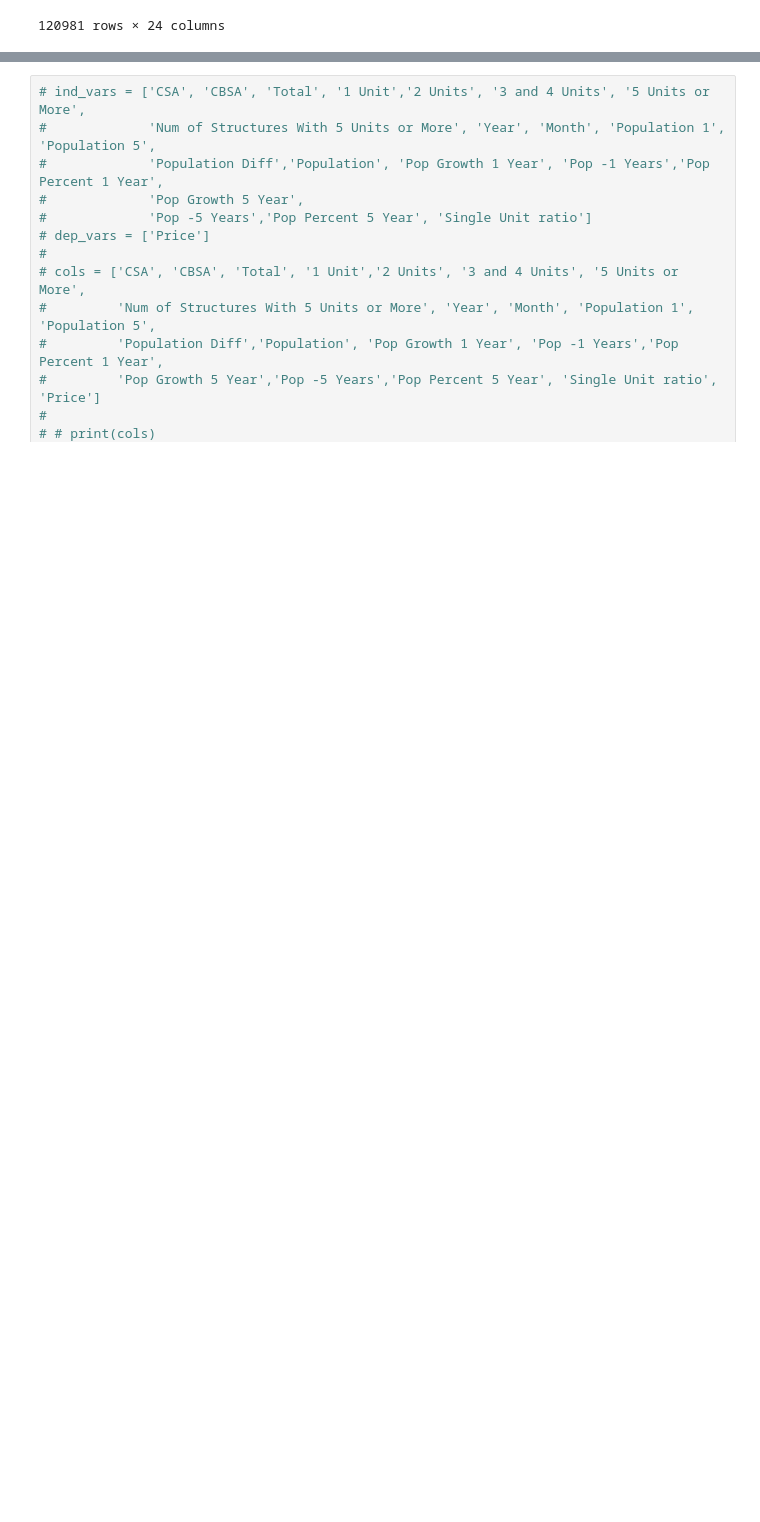
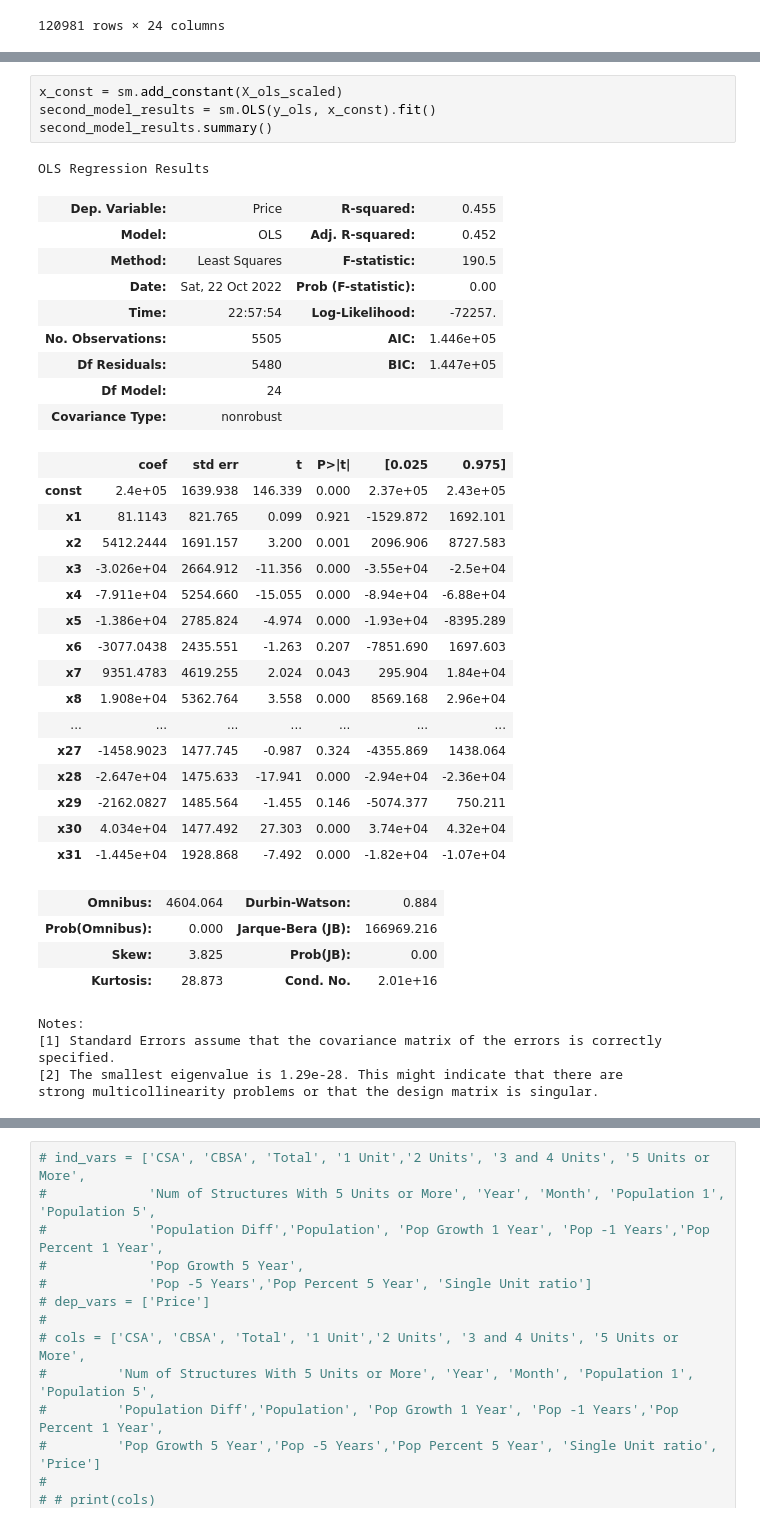
Before and after one commit to pmains/housing-permits, a Jupyter notebook: supervised2.ipynb, the cells around one changed output, grey strips where cells are left out. Saved outputs shown, nothing was run; the diff lists cells and outputs as text; blank space fills up the shorter version.

```diff
--- a/supervised2.ipynb
+++ b/supervised2.ipynb
@@ -228,0 +249,39 @@ for scoring in sklearn.metrics.get_scorer_names():
+# %%
+x_const = sm.add_constant(X_ols_scaled)
+second_model_results = sm.OLS(y_ols, x_const).fit()
+second_model_results.summary()
+# %% [output]
+OLS Regression Results
+| Dep. Variable: | Price | R-squared: | 0.455 |
+| Model: | OLS | Adj. R-squared: | 0.452 |
+| Method: | Least Squares | F-statistic: | 190.5 |
+| Date: | Sat, 22 Oct 2022 | Prob (F-statistic): | 0.00 |
+| Time: | 22:57:54 | Log-Likelihood: | -72257. |
+| No. Observations: | 5505 | AIC: | 1.446e+05 |
+| Df Residuals: | 5480 | BIC: | 1.447e+05 |
+| Df Model: | 24 |  |  |
+| Covariance Type: | nonrobust |  |  |
+|  | coef | std err | t | P>|t| | [0.025 | 0.975] |
+| const | 2.4e+05 | 1639.938 | 146.339 | 0.000 | 2.37e+05 | 2.43e+05 |
+| x1 | 81.1143 | 821.765 | 0.099 | 0.921 | -1529.872 | 1692.101 |
+| x2 | 5412.2444 | 1691.157 | 3.200 | 0.001 | 2096.906 | 8727.583 |
+| x3 | -3.026e+04 | 2664.912 | -11.356 | 0.000 | -3.55e+04 | -2.5e+04 |
+| x4 | -7.911e+04 | 5254.660 | -15.055 | 0.000 | -8.94e+04 | -6.88e+04 |
+| x5 | -1.386e+04 | 2785.824 | -4.974 | 0.000 | -1.93e+04 | -8395.289 |
+| x6 | -3077.0438 | 2435.551 | -1.263 | 0.207 | -7851.690 | 1697.603 |
+| x7 | 9351.4783 | 4619.255 | 2.024 | 0.043 | 295.904 | 1.84e+04 |
+| x8 | 1.908e+04 | 5362.764 | 3.558 | 0.000 | 8569.168 | 2.96e+04 |
+| ... | ... | ... | ... | ... | ... | ... |
+| x27 | -1458.9023 | 1477.745 | -0.987 | 0.324 | -4355.869 | 1438.064 |
+| x28 | -2.647e+04 | 1475.633 | -17.941 | 0.000 | -2.94e+04 | -2.36e+04 |
+| x29 | -2162.0827 | 1485.564 | -1.455 | 0.146 | -5074.377 | 750.211 |
+| x30 | 4.034e+04 | 1477.492 | 27.303 | 0.000 | 3.74e+04 | 4.32e+04 |
+| x31 | -1.445e+04 | 1928.868 | -7.492 | 0.000 | -1.82e+04 | -1.07e+04 |
+| Omnibus: | 4604.064 | Durbin-Watson: | 0.884 |
+| Prob(Omnibus): | 0.000 | Jarque-Bera (JB): | 166969.216 |
+| Skew: | 3.825 | Prob(JB): | 0.00 |
+| Kurtosis: | 28.873 | Cond. No. | 2.01e+16 |
+Notes:
+[1] Standard Errors assume that the covariance matrix of the errors is correctly specified.
+[2] The smallest eigenvalue is 1.29e-28. This might indicate that there are
+strong multicollinearity problems or that the design matrix is singular.
```
Also changed, not shown: parts of 52 cells of this notebook.
